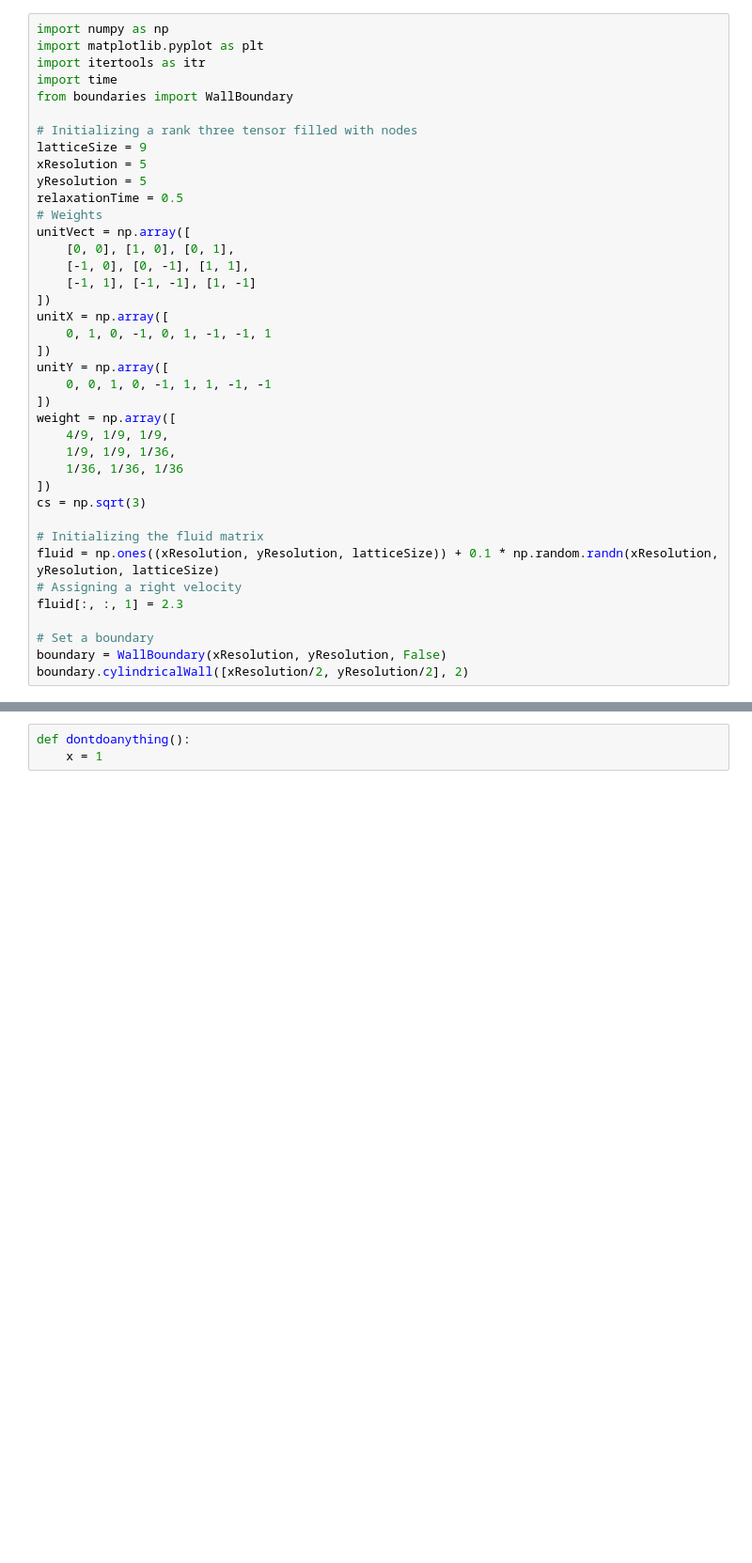
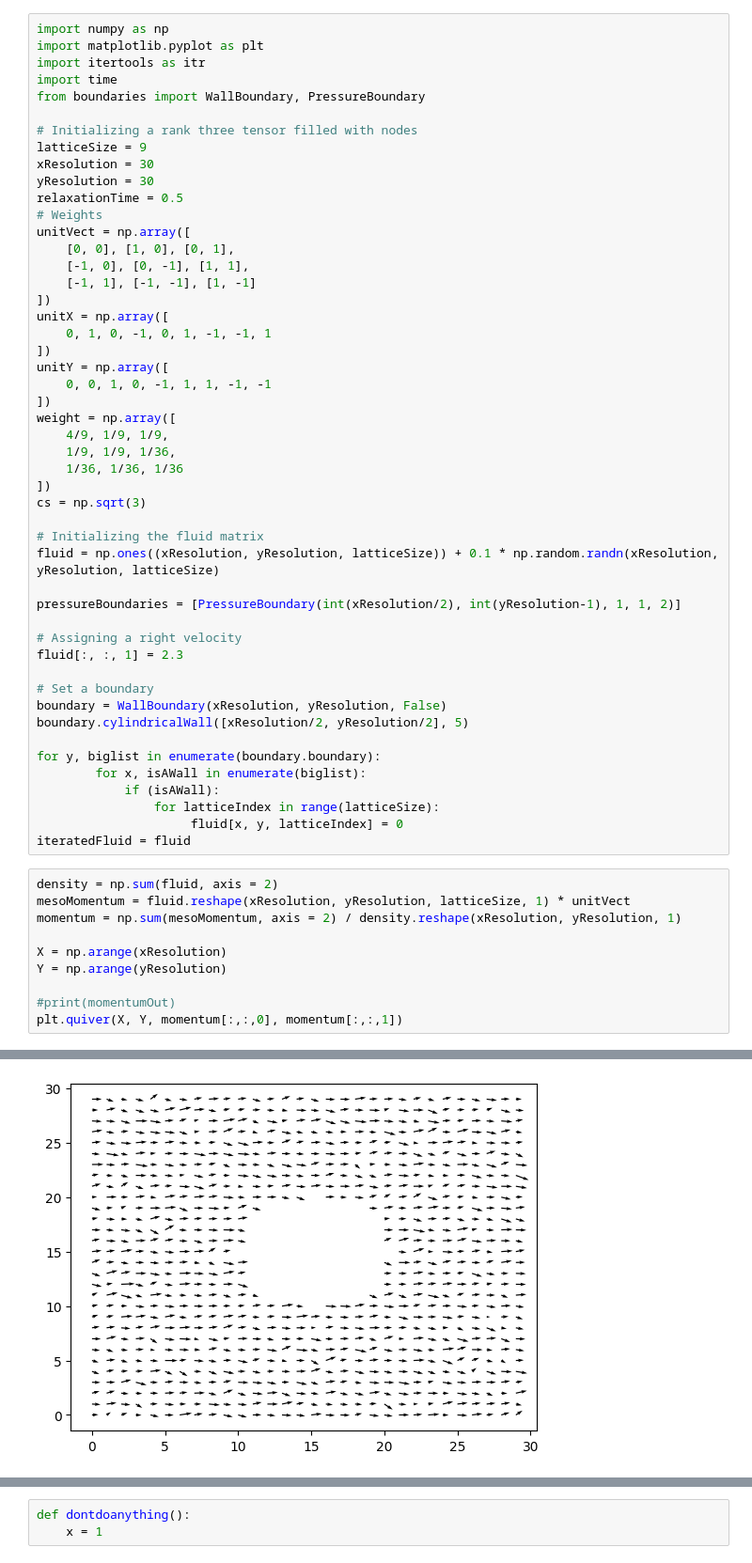
Before and after one commit to AtomThum/AIBuilder-LatticeBoltzmann, a Jupyter notebook: main.ipynb, the cells around one changed output, grey strips where cells are left out. Shown: that part at 94% size. Drawn from its saved outputs; the diff is of its cells as text; blank space fills up the shorter version.

Commit message:
pressure boundaries

```diff
--- a/main.ipynb
+++ b/main.ipynb
@@ -3,12 +3,12 @@ import numpy as np
 import matplotlib.pyplot as plt
 import itertools as itr
 import time
-from boundaries import WallBoundary
+from boundaries import WallBoundary, PressureBoundary
 
 # Initializing a rank three tensor filled with nodes
 latticeSize = 9
-xResolution = 5
-yResolution = 5
+xResolution = 30
+yResolution = 30
 relaxationTime = 0.5
 # Weights
 unitVect = np.array([
@@ -31,9 +31,30 @@ cs = np.sqrt(3)
 
 # Initializing the fluid matrix
 fluid = np.ones((xResolution, yResolution, latticeSize)) + 0.1 * np.random.randn(xResolution, yResolution, latticeSize)
+
+pressureBoundaries = [PressureBoundary(int(xResolution/2), int(yResolution-1), 1, 1, 2)]
+
 # Assigning a right velocity
 fluid[:, :, 1] = 2.3
 
 # Set a boundary
 boundary = WallBoundary(xResolution, yResolution, False)
-boundary.cylindricalWall([xResolution/2, yResolution/2], 2)
+boundary.cylindricalWall([xResolution/2, yResolution/2], 5)
+
+for y, biglist in enumerate(boundary.boundary):
+        for x, isAWall in enumerate(biglist):
+            if (isAWall):
+                for latticeIndex in range(latticeSize):
+                     fluid[x, y, latticeIndex] = 0
+iteratedFluid = fluid
+# %%
+density = np.sum(fluid, axis = 2)
+mesoMomentum = fluid.reshape(xResolution, yResolution, latticeSize, 1) * unitVect
+momentum = np.sum(mesoMomentum, axis = 2) / density.reshape(xResolution, yResolution, 1)
+
+X = np.arange(xResolution)
+Y = np.arange(yResolution)
+
+#print(momentumOut)
+plt.quiver(X, Y, momentum[:,:,0], momentum[:,:,1])
+# %% [output]
@@ -40 +62,2 @@ boundary.cylindricalWall([xResolution/2, yResolution/2], 2)
+[figure, added]
 # %%
```
Also changed, not shown: parts of 7 cells of this notebook, 1 other file.
